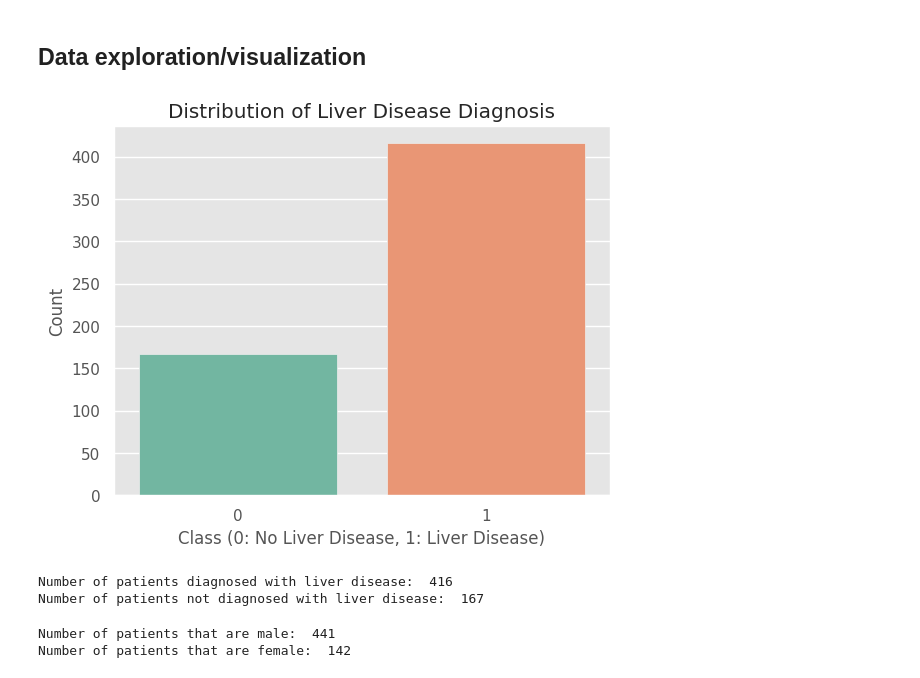
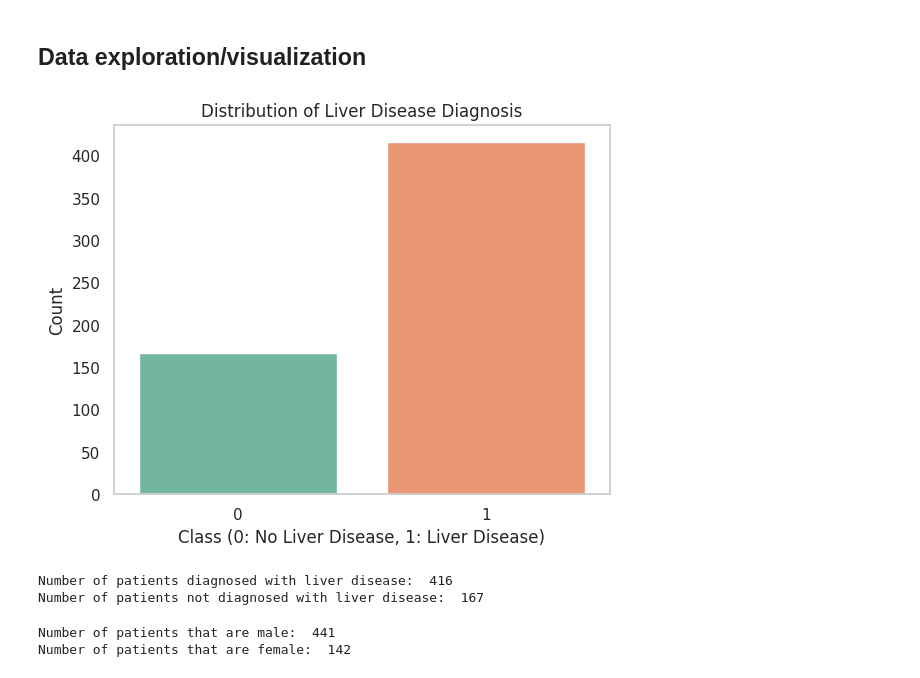
Before and after one commit to Evans2424/IACEC_Project_Model_Performance_Analysis, a Jupyter notebook: IACEC_MLProject.ipynb, the cells around one changed output. Cells and saved outputs as stored; diff of their text form; code cells hidden in the pictures.

```diff
--- a/IACEC_MLProject.ipynb
+++ b/IACEC_MLProject.ipynb
@@ -177,17 +177,19 @@ dtype: int64
 ## Data exploration/visualization
 # %%
 sns.countplot(data=liver_df, x='Class', palette='Set2')
+sns.set(style="whitegrid")
 plt.title('Distribution of Liver Disease Diagnosis')
 plt.xlabel('Class (0: No Liver Disease, 1: Liver Disease)')
 plt.ylabel('Count')
+plt.grid(False)
 plt.show()
 
 # Count the number of patients diagnosed with liver disease and those not diagnosed
 LD, NLD = liver_df['Class'].value_counts()
 print('Number of patients diagnosed with liver disease: ', LD)
 print('Number of patients not diagnosed with liver disease: ', NLD)
 # %% [output]
-[figure, old version]
+[figure, new version]
 Number of patients diagnosed with liver disease:  416
 Number of patients not diagnosed with liver disease:  167
 # %%
```
Also changed, not shown: parts of 3 cells of this notebook.
